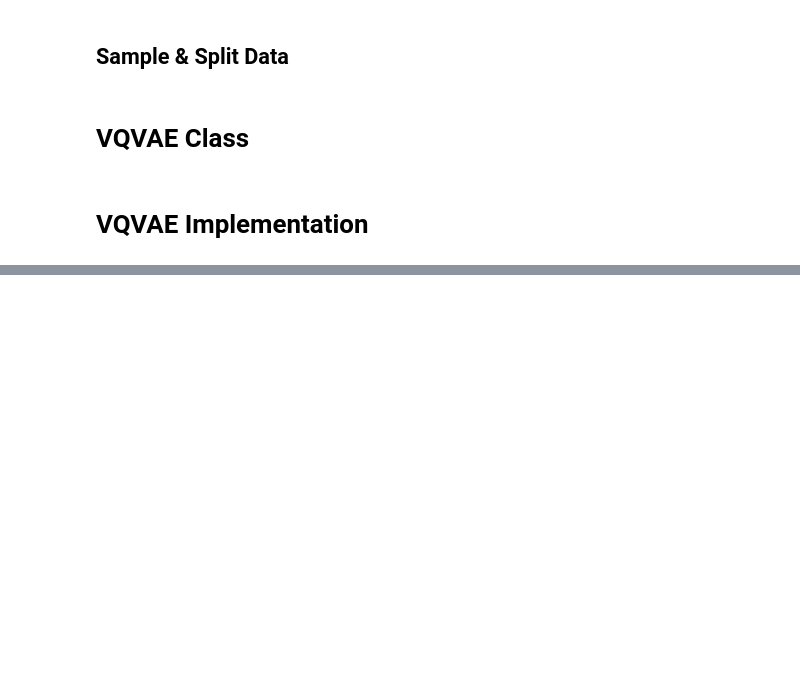
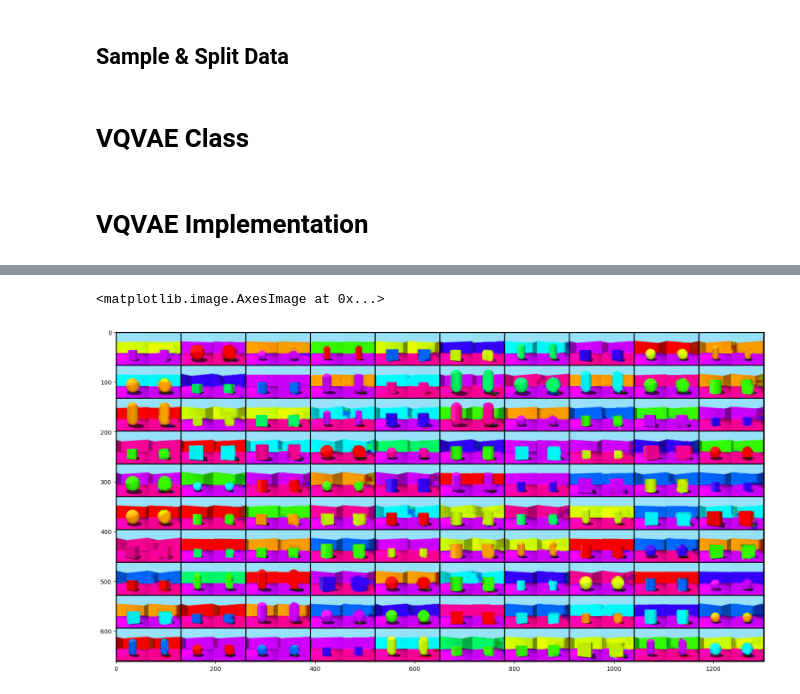
Before and after one commit to Kavoshgare-Keyhan/3dshape-vqvae-pyTorch, a Jupyter notebook: 3dshape_vqvae.ipynb, the cells around one changed output, grey strips where cells are left out. Saved outputs shown, nothing was run; the diff lists cells and outputs as text; code cells hidden in the pictures; blank space fills up the shorter version.

```diff
--- a/3dshape_vqvae.ipynb
+++ b/3dshape_vqvae.ipynb
@@ -351 +280,49 @@ Validation: Recon Loss: 0.045995786915222804, Quantize Loss: 0.37853438313802085
 Done Reconstruction ...
+# %%
+path='/content/drive/MyDrive/Data/3dshapes.h5'
+test_dataset = Shapes3DDataset(split='test', data_path=path)
+device='cuda'
+test_loader = DataLoader(test_dataset, batch_size=256, shuffle=True, num_workers=8, pin_memory=True, collate_fn=custom_collate_fn)
+model.eval()  # Set model to evaluation mode
+criterion = torch.nn.MSELoss()
+with torch.no_grad():
+    total_recon_loss = 0
+    total_quantize_loss = 0
+    for im, label in test_loader:
+        im = im.float().to(device, non_blocking=True)
+        quant_out, out, quantize_loss = model(im)
+        recon_loss = criterion(out, im)
+        total_recon_loss += recon_loss.item()
+        total_quantize_loss += quantize_loss.item()
+# %%
+idxs = torch.randint(0, len(test_dataset), (100, )) # Randomly sample indices for reconstruction.
+ims = torch.cat([test_dataset[idx][0][None, :] for idx in idxs]).float() # Create a batch of images from the test set using sampled indices.
+ims = ims.to(device)
+
+quant_out,generated_im, _ = model(ims) # Generate reconstructed images.
+ims = (ims+1)/2
+generated_im = (generated_im + 1) / 2  # Normalize to [0, 1] for visualization
+
+## Transform to original value to retrieve colorized data
+ims = ims * 255.0  # Scale to [0, 255]
+generated_im = generated_im * 255.0  # Scale to [0, 255]
+ims = ims.cpu().numpy().astype(np.uint8)
+generated_im = generated_im.detach().cpu().numpy().astype(np.uint8)  # Detach before converting to NumPy
+
+# combined_images = torch.hstack([ims, generated_im])
+combined_images = np.concatenate((ims, generated_im), axis=3)
+
+# Rearrange to a grid
+combined_images = torch.tensor(combined_images).permute(0, 1, 2, 3)  # Change to [batch, channels, height, width]
+
+grid = torchvision.utils.make_grid(combined_images, nrow=10, padding=2)
+
+img = torchvision.transforms.ToPILImage()(grid)
+#img.save('/content/drive/My Drive/INI - Generative Episodic Memory/reconstruction.png')
+# %%
+#plot the rexonstructions in a large figure
+plt.figure(figsize=(20, 10))
+plt.imshow(img)
+# %% [output]
+<matplotlib.image.AxesImage at 0x...>
+[figure, added]
```
Also changed, not shown: parts of 20 cells of this notebook.
